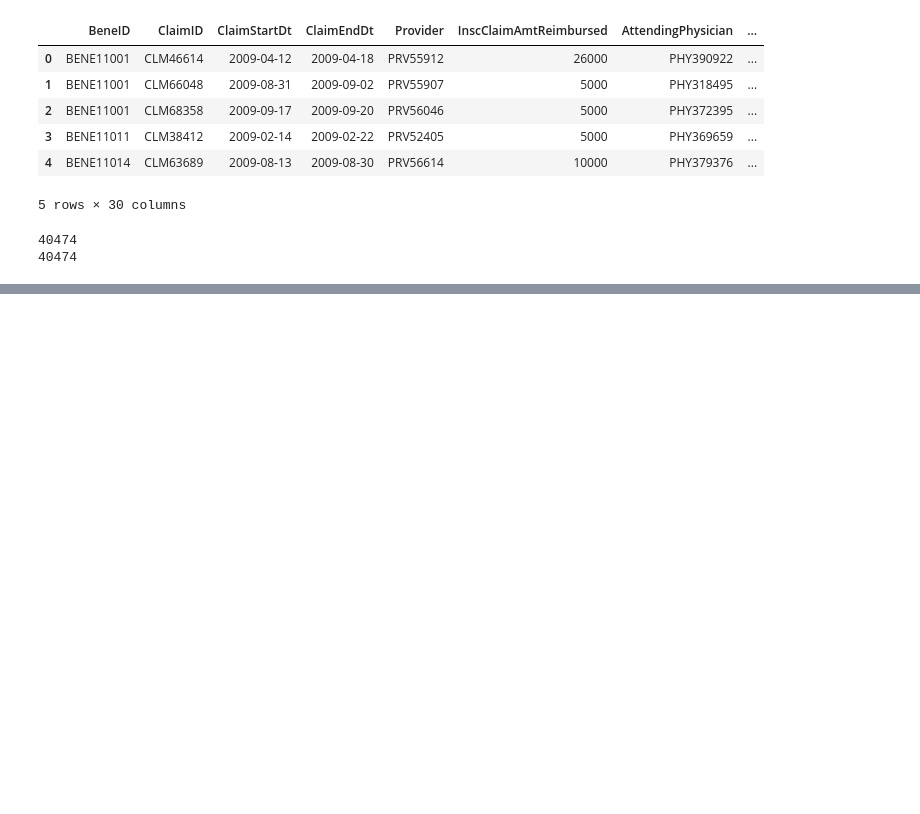
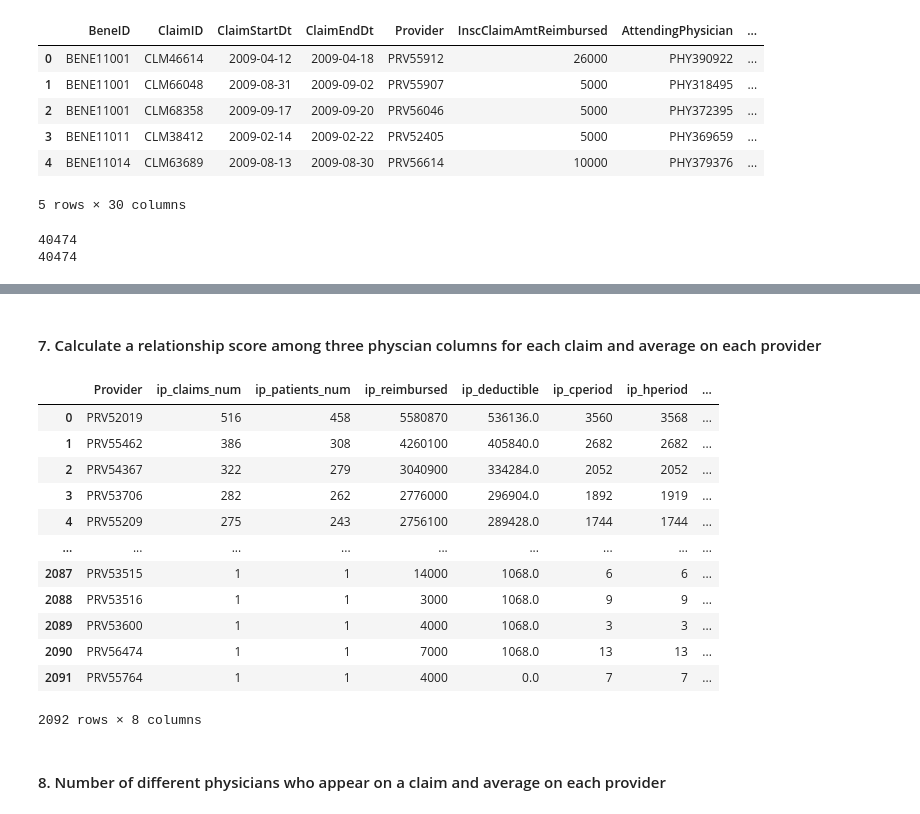
Before and after one commit to yingliu1206/Fraud-detection-In-Health-Care, a Jupyter notebook: code_v2.ipynb, the cells around one changed output, grey strips where cells are left out. Drawn from its saved outputs; the diff is of its cells as text; code cells hidden in the pictures; blank space fills up the shorter version.

Commit message:
add inpatient features

```diff
--- a/code_v2.ipynb
+++ b/code_v2.ipynb
@@ -167,0 +278,57 @@ agg_calculation(Train_Inpatientdata,
+# %% [markdown]
+#### 7. Calculate a relationship score among three physcian columns for each claim and average on each provider
+# %%
+#check for same physician in all three physician columns
+def physician_same(row):
+    atten_oper = row['AttendingPhysician'] == row['OperatingPhysician']
+    oper_other = row['OperatingPhysician'] == row['OtherPhysician']
+    atten_other = row['AttendingPhysician'] == row['OtherPhysician']
+
+    # atten = oper = other
+    if atten_oper == True and oper_other == True:
+        return 0
+
+    # atten = oper != other
+    elif atten_oper == True and oper_other == False:
+        return 1
+
+    # atten = other != oper
+    elif atten_other == True and oper_other == False:
+        return 2
+
+    # atten != other = oper
+    elif atten_other == False and oper_other == True:
+        return 3
+
+    # atten != other != oper
+    else:
+        return 4
+
+
+Train_Inpatientdata['phy_same'] = Train_Inpatientdata.apply(physician_same, axis=1)
+# %%
+df7 = agg_calculation(Train_Inpatientdata,
+                    groupby_col = 'Provider',
+                    agg_col = 'phy_same',
+                    sort_col = 'ip_phy_same',
+                    agg_method_lst = ['mean'],
+                    col_name_lst = ['Provider', 'ip_phy_same']
+                       )
+df_merged = df_merged.merge(df7, how = 'outer', on = 'Provider')
+df_merged
+# %% [output]
+|  | Provider | ip_claims_num | ip_patients_num | ip_reimbursed | ip_deductible | ip_cperiod | ip_hperiod | ... |
+| 0 | PRV52019 | 516 | 458 | 5580870 | 536136.0 | 3560 | 3568 | ... |
+| 1 | PRV55462 | 386 | 308 | 4260100 | 405840.0 | 2682 | 2682 | ... |
+| 2 | PRV54367 | 322 | 279 | 3040900 | 334284.0 | 2052 | 2052 | ... |
+| 3 | PRV53706 | 282 | 262 | 2776000 | 296904.0 | 1892 | 1919 | ... |
+| 4 | PRV55209 | 275 | 243 | 2756100 | 289428.0 | 1744 | 1744 | ... |
+| ... | ... | ... | ... | ... | ... | ... | ... | ... |
+| 2087 | PRV53515 | 1 | 1 | 14000 | 1068.0 | 6 | 6 | ... |
+| 2088 | PRV53516 | 1 | 1 | 3000 | 1068.0 | 9 | 9 | ... |
+| 2089 | PRV53600 | 1 | 1 | 4000 | 1068.0 | 3 | 3 | ... |
+| 2090 | PRV56474 | 1 | 1 | 7000 | 1068.0 | 13 | 13 | ... |
+| 2091 | PRV55764 | 1 | 1 | 4000 | 0.0 | 7 | 7 | ... |
+2092 rows × 8 columns
+# %% [markdown]
+#### 8. Number of different physicians who appear on a claim and average on each provider
```
Also changed, not shown: parts of 48 cells of this notebook.
